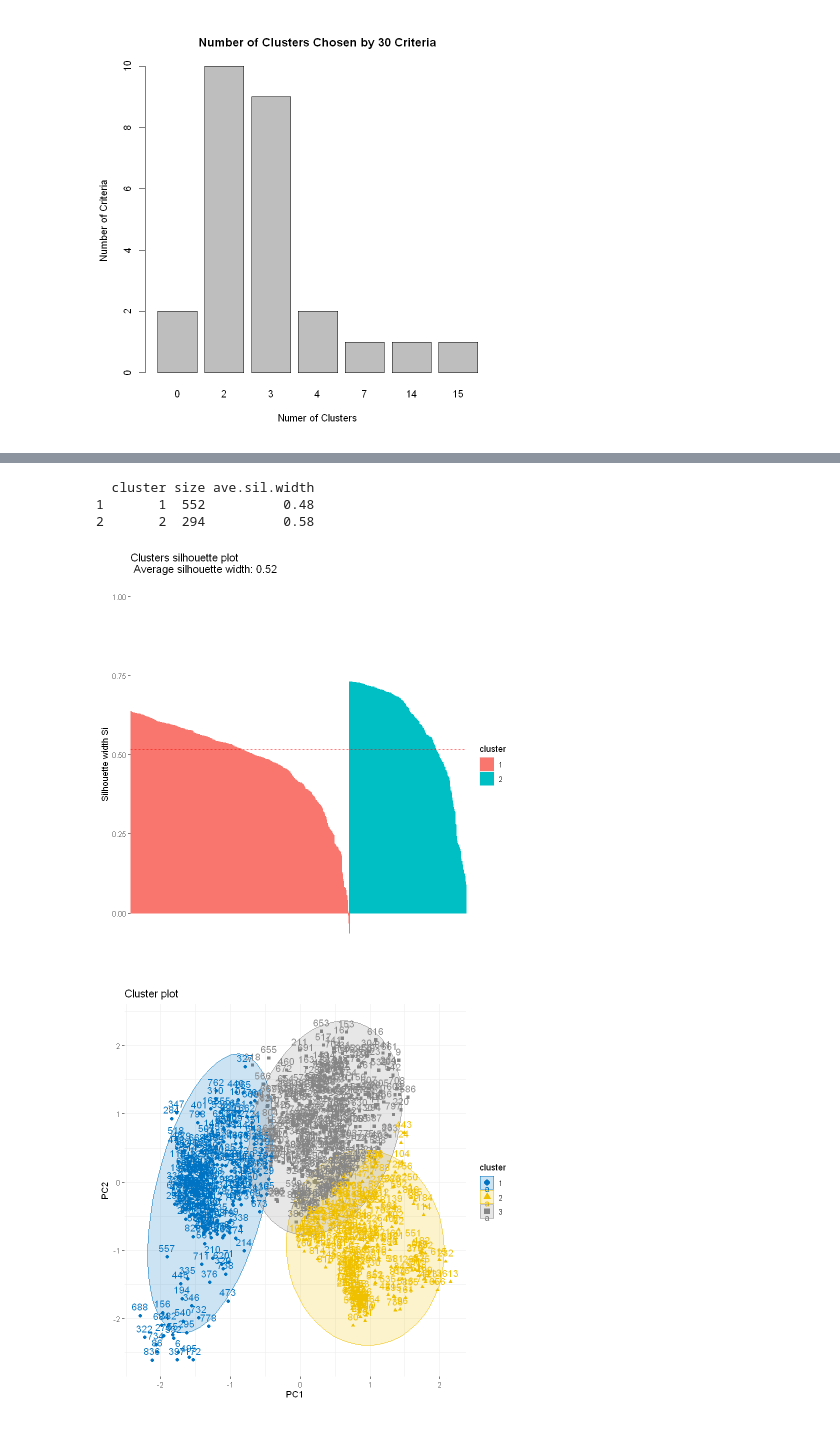
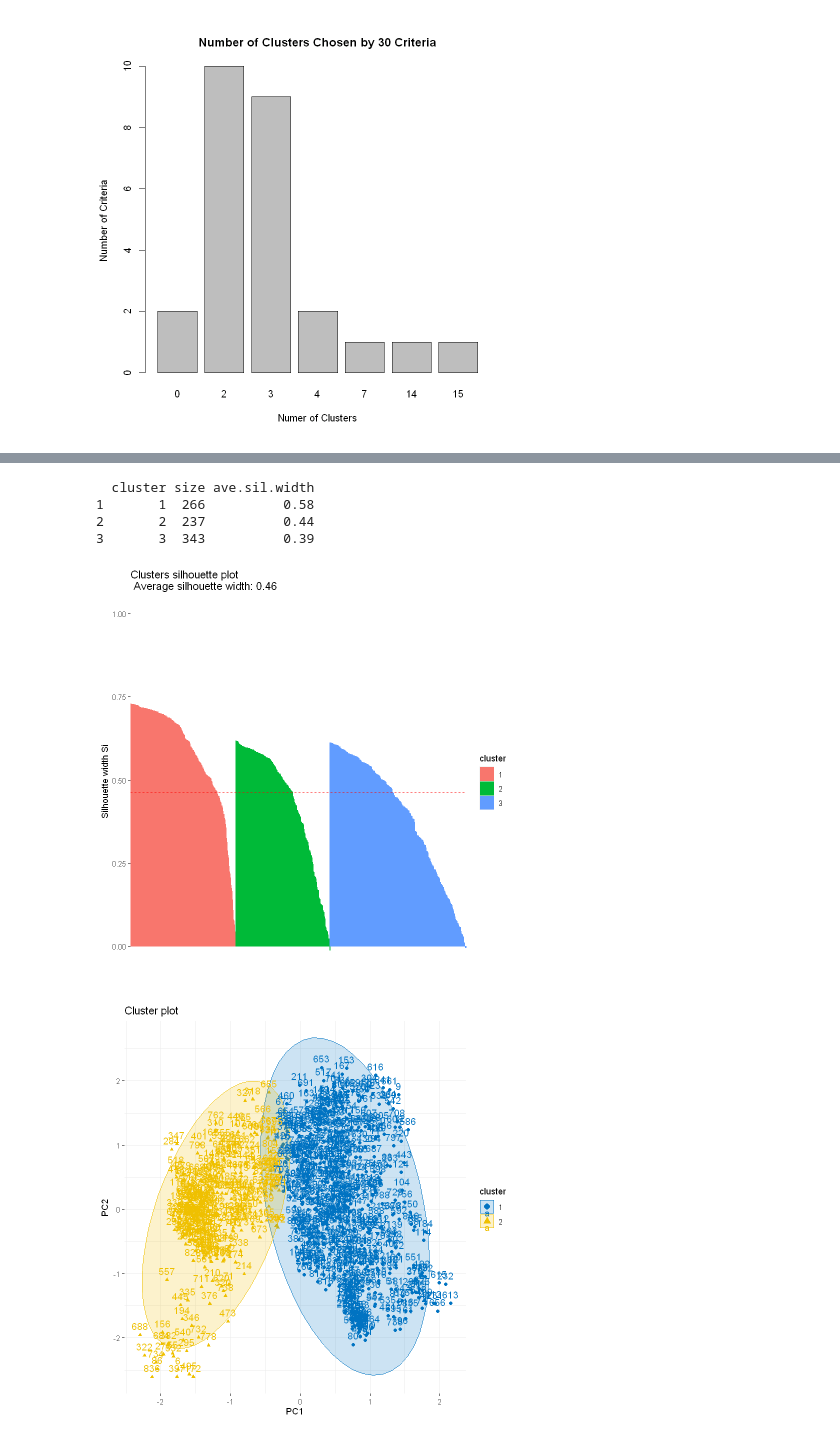
Before and after one commit to lfernando123/Clustering_Of_Vehicles, a Jupyter notebook: KMean.ipynb, the cells around one changed output, grey strips where cells are left out. Cells and saved outputs as stored; diff of their text form; code cells hidden in the pictures.

```diff
--- a/KMean.ipynb
+++ b/KMean.ipynb
@@ -285,7 +325,7 @@ pca_data <- as.data.frame(pca$x[, 1:2])
 
 # Perform k-means clustering
 set.seed(123)  # for reproducibility
-km_res <- kmeans(pca_data, centers = 2, nstart = 25)
+km_res <- kmeans(pca_data, centers = 3, nstart = 25)
 
 # Compute silhouette
 sil <- silhouette(km_res$cluster, dist(pca_data))
@@ -294,21 +334,22 @@ sil <- silhouette(km_res$cluster, dist(pca_data))
 fviz_silhouette(sil)
 # %% [output]
   cluster size ave.sil.width
-1       1  552          0.48
-2       2  294          0.58
+1       1  266          0.58
+2       2  237          0.44
+3       3  343          0.39
-[figure, old version]
+[figure, new version]
 # %%
-# Perform K-Means clustering with 3 clusters
+# Perform K-Means clustering with 2 clusters
 set.seed(123)
-kmeans_result <- kmeans(pca_data, centers = 3, nstart = 25)
+kmeans_result <- kmeans(pca_data, centers = 2, nstart = 25)
 
-# Add cluster assignments to your data
+# Add cluster assignments to data
 pca_data$cluster <- as.factor(kmeans_result$cluster)
 
 # Plot clusters in PCA space
 fviz_cluster(kmeans_result, data = pca_data[, 1:2],
              ellipse.type = "norm",
              palette = "jco",
              ggtheme = theme_minimal())
 # %% [output]
-[figure, old version]
+[figure, new version]
```
Also changed, not shown: parts of 9 cells of this notebook.
